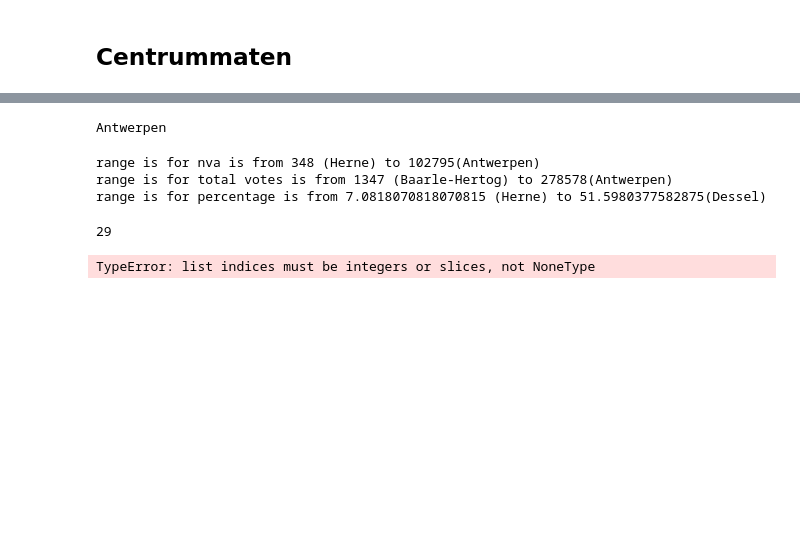
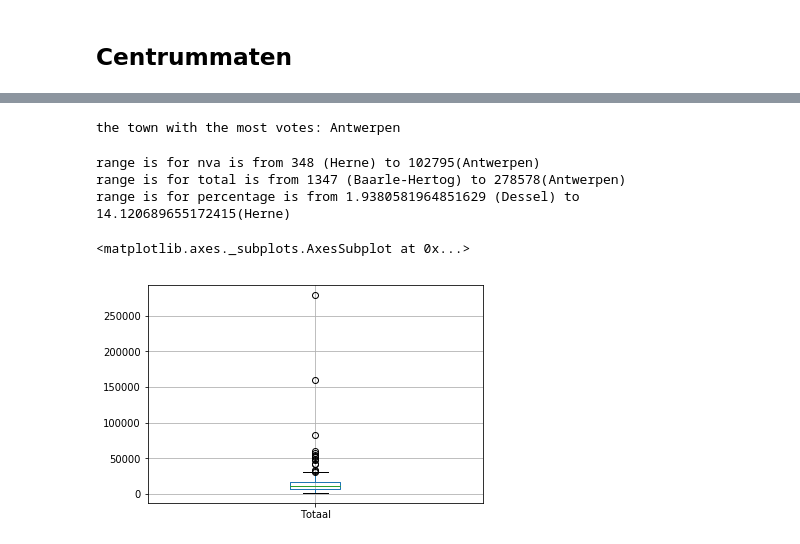
Before and after one commit to sacharypens/Big-Data-2018-2019, a Jupyter notebook: Statistics_on_Gemeenteraadsverkiezingen/Statistics_NVA_2012.ipynb, the cells around one changed output, grey strips where cells are left out. Cells and saved outputs as stored; diff of their text form; code cells hidden in the pictures; blank space fills up the shorter version.

```diff
--- a/Statistics_on_Gemeenteraadsverkiezingen/Statistics_NVA_2012.ipynb
+++ b/Statistics_on_Gemeenteraadsverkiezingen/Statistics_NVA_2012.ipynb
@@ -6,6 +6,6 @@ import matplotlib.pyplot as plt
 import pandas as pd
 # %%
 file = "results_for_NVA_2012.csv"
-data = np.recfromcsv(file, encoding=None)
+data = pd.read_csv(file)
 print(data)
 # %% [output]
@@ -83,0 +29,3 @@ Hamme : 18.655956556171514
+# %%
+print(data[data["NVA"]> 0]["NVA"].sum())
+data_where_NVA_participated = data["NVA"]> 0
@@ -83,0 +59,2 @@ Hamme : 18.655956556171514
+# %%
+data["percentage"] = data[data_where_NVA_participated]["Totaal"] / data[data_where_NVA_participated]["NVA"]
@@ -83,0 +82,3 @@ Hamme : 18.655956556171514
+# %%
+data_participated = data[data_where_NVA_participated]
+data_participated
@@ -105,21 +129,18 @@ print("The modus for this dataset would not mean a lot because all/most values a
 The modus for this dataset would not mean a lot because all/most values are different
-# %%
-print(towns[np.argmax(nva_votes_np)])
-# %% [output]
-Antwerpen
-# %%
-print("range is for nva is from", min(nva_votes_np),"(" + towns[np.argmin(nva_votes_np)] + ") to", str(max(nva_votes_np)) + "(" + towns[np.argmax(nva_votes_np)] + ")")
-print("range is for total votes is from", min(total_votes_np),"(" + towns[np.argmin(total_votes_np)] + ") to", str(max(total_votes_np)) + "(" + towns[np.argmax(total_votes_np)] + ")")
-print("range is for percentage is from", min(percentage_votes_np),"(" + towns[np.argmin(percentage_votes_np)] + ") to", str(max(percentage_votes_np)) + "(" + towns[np.argmax(percentage_votes_np)] + ")")
-# %% [output]
-range is for nva is from 348 (Herne) to 102795(Antwerpen)
-range is for total votes is from 1347 (Baarle-Hertog) to 278578(Antwerpen)
-range is for percentage is from 7.0818070818070815 (Herne) to 51.5980377582875(Dessel)
-# %%
-for percentages in percentage_votes_np:
-    if percentages > 30:
-
-        print (towns[print(int(np.where(percentage_votes_np==percentages)[0][0]))] + ": " + str(percentages))
-# %% [output]
-29
-TypeError: list indices must be integers or slices, not NoneType
+# %%
+print("the town with the most votes: " + str(data_participated.loc[data_participated["NVA"].idxmax()]["Gemeente"]))
+# %% [output]
+the town with the most votes: Antwerpen
+# %%
+print("range is for nva is from", str(data_participated["NVA"].min()),"(" + str(data_participated.loc[data_participated["NVA"].idxmin()]["Gemeente"]) + ") to", str(data_participated["NVA"].max()) + "(" + str(data_participated.loc[data_participated["NVA"].idxmax()]["Gemeente"]) + ")")
+print("range is for total is from", str(data_participated["Totaal"].min()),"(" + str(data_participated.loc[data_participated["Totaal"].idxmin()]["Gemeente"]) + ") to", str(data_participated["Totaal"].max()) + "(" + str(data_participated.loc[data_participated["Totaal"].idxmax()]["Gemeente"]) + ")")
+print("range is for percentage is from", str(data_participated["percentage"].min()),"(" + str(data_participated.loc[data_participated["percentage"].idxmin()]["Gemeente"]) + ") to", str(data_participated["percentage"].max()) + "(" + str(data_participated.loc[data_participated["percentage"].idxmax()]["Gemeente"]) + ")")
+# %% [output]
+range is for nva is from 348 (Herne) to 102795(Antwerpen)
+range is for total is from 1347 (Baarle-Hertog) to 278578(Antwerpen)
+range is for percentage is from 1.9380581964851629 (Dessel) to 14.120689655172415(Herne)
+# %%
+data_participated.boxplot(column="Totaal")
+# %% [output]
+<matplotlib.axes._subplots.AxesSubplot at 0x...>
+[figure, added]
```
Also changed, not shown: parts of 21 cells of this notebook, 5 other files.
